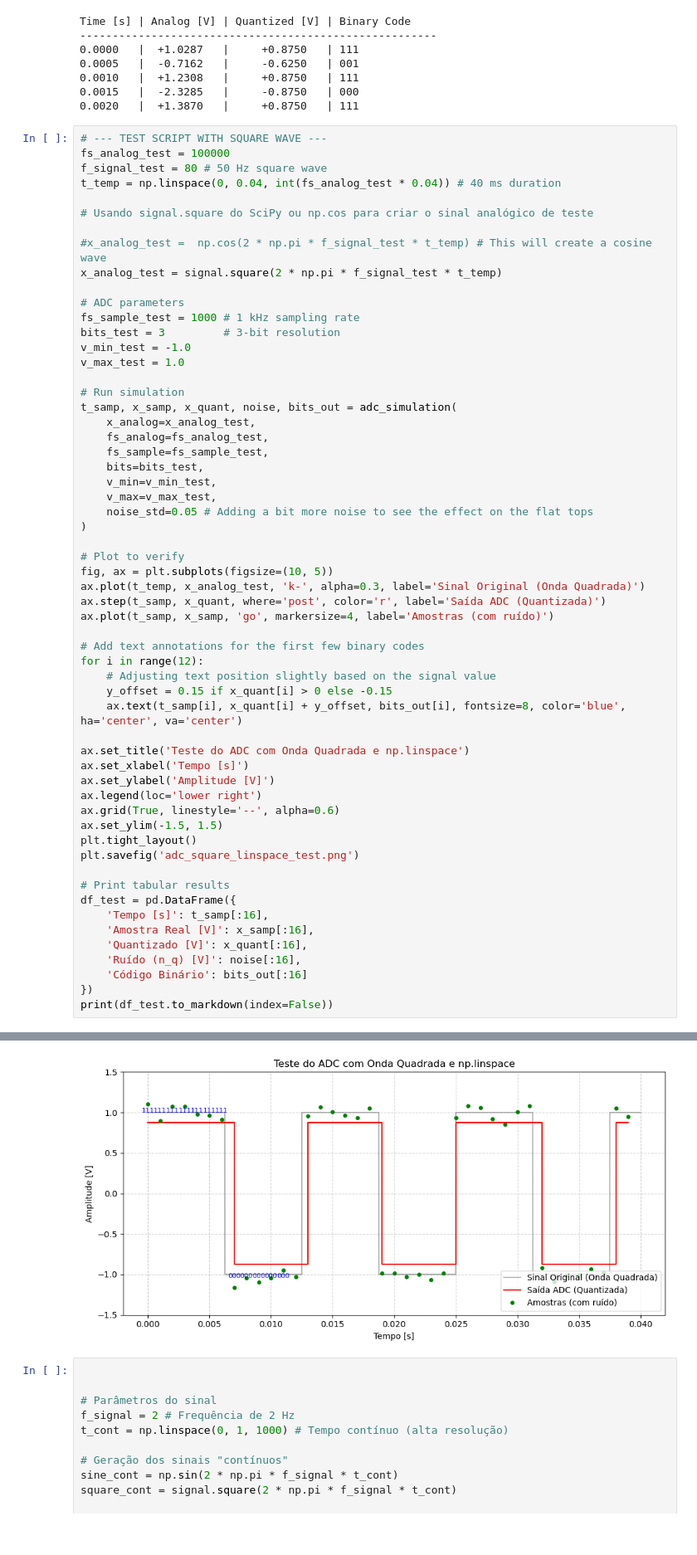
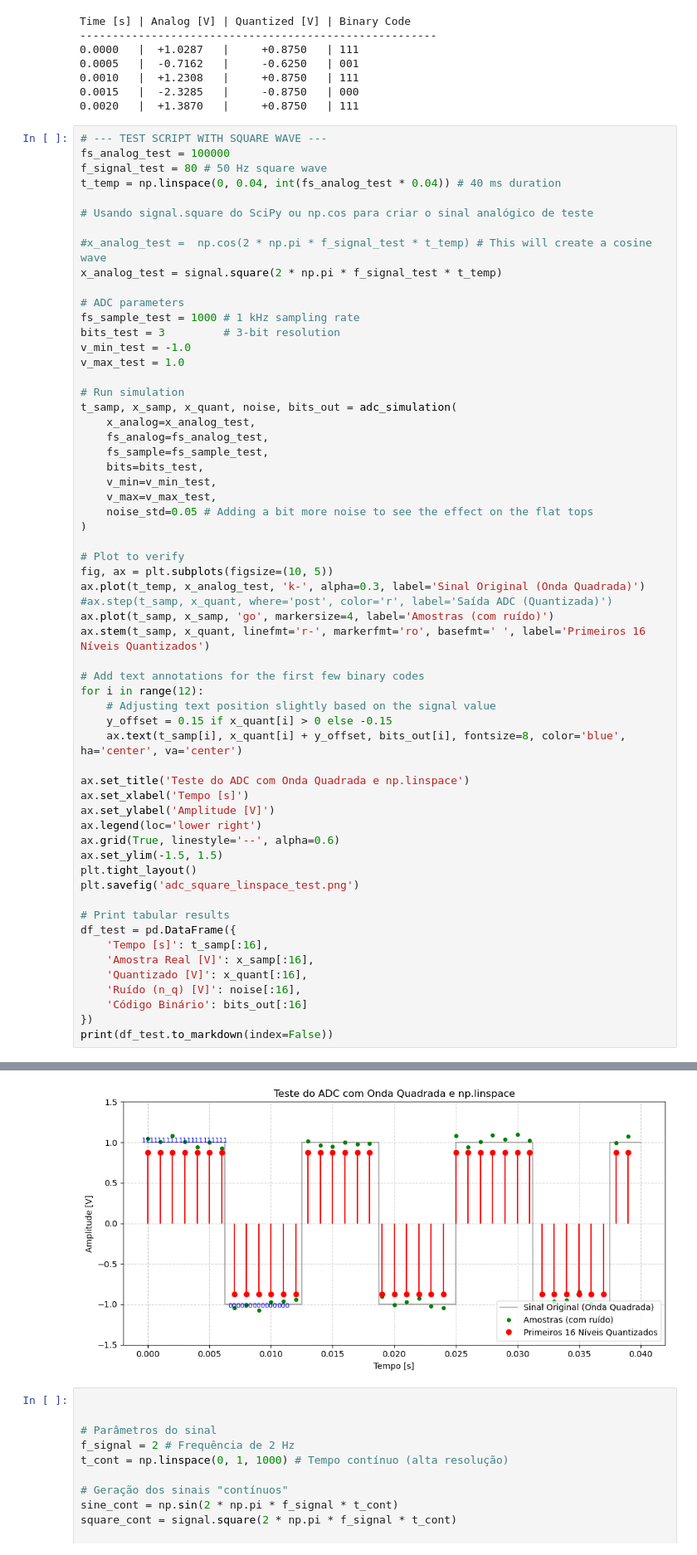
Before and after one commit to elmerfariass/DSPcap, a Jupyter notebook: ADC&DAC.ipynb, the cells around one changed output, grey strips where cells are left out. Shown at 83% size. Drawn from its saved outputs; the diff is of its cells as text.

```diff
--- a/ADC&DAC.ipynb
+++ b/ADC&DAC.ipynb
@@ -233,8 +233,9 @@ t_samp, x_samp, x_quant, noise, bits_out = adc_simulation(
 # Plot to verify
 fig, ax = plt.subplots(figsize=(10, 5))
 ax.plot(t_temp, x_analog_test, 'k-', alpha=0.3, label='Sinal Original (Onda Quadrada)')
-ax.step(t_samp, x_quant, where='post', color='r', label='Saída ADC (Quantizada)')
+#ax.step(t_samp, x_quant, where='post', color='r', label='Saída ADC (Quantizada)')
 ax.plot(t_samp, x_samp, 'go', markersize=4, label='Amostras (com ruído)')
+ax.stem(t_samp, x_quant, linefmt='r-', markerfmt='ro', basefmt=' ', label='Primeiros 16 Níveis Quantizados')
 
 # Add text annotations for the first few binary codes
 for i in range(12):
@@ -282,4 +283,4 @@ print(df_test.to_markdown(index=False))
-[figure, old version]
+[figure, new version]
 # %%
 
 
```
Also changed, not shown: parts of 1 cell of this notebook, 1 other file.
